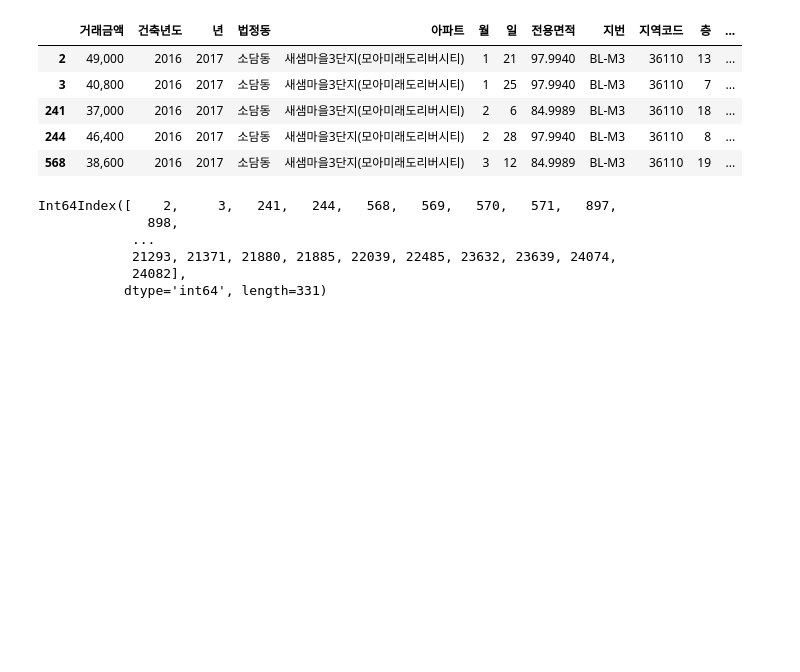
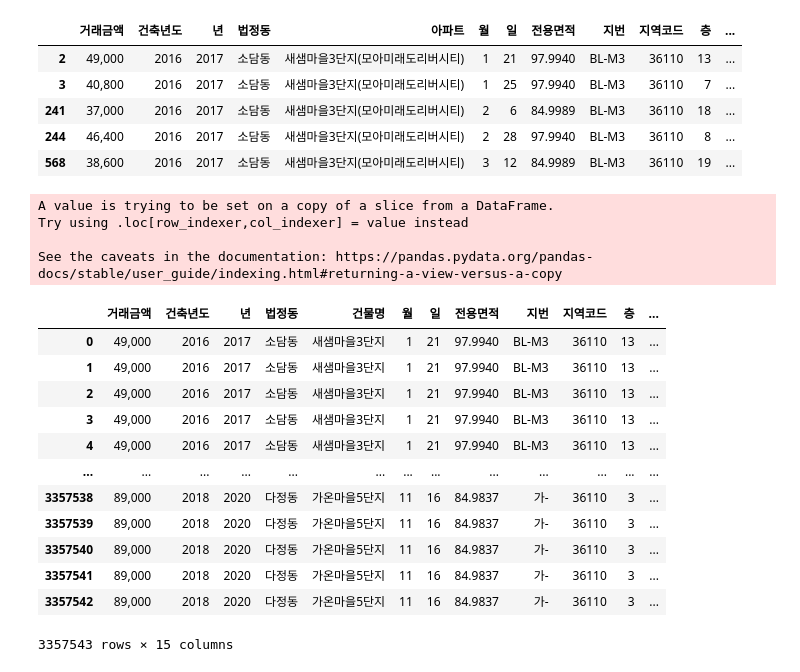
Before and after one commit to metterian/sejong-house-market-analyse, a Jupyter notebook: data_foundation.ipynb, the cells around one changed output. Saved outputs shown, nothing was run; the diff lists cells and outputs as text; code cells hidden in the pictures; blank space fills up the shorter version.

Commit message:
add: inner merge 매매 data with 전유부

```diff
--- a/data_foundation.ipynb
+++ b/data_foundation.ipynb
@@ -213,12 +213,30 @@ bj_alpha.head()
 | 241 | 37,000 | 2016 | 2017 | 소담동 | 새샘마을3단지(모아미래도리버시티) | 2 | 6 | 84.9989 | BL-M3 | 36110 | 18 | ... |
 | 244 | 46,400 | 2016 | 2017 | 소담동 | 새샘마을3단지(모아미래도리버시티) | 2 | 28 | 97.9940 | BL-M3 | 36110 | 8 | ... |
 | 568 | 38,600 | 2016 | 2017 | 소담동 | 새샘마을3단지(모아미래도리버시티) | 3 | 12 | 84.9989 | BL-M3 | 36110 | 19 | ... |
-# %%
-bj_alpha.index
-# %% [output]
-Int64Index([    2,     3,   241,   244,   568,   569,   570,   571,   897,
-              898,
-            ...
-            21293, 21371, 21880, 21885, 22039, 22485, 23632, 23639, 24074,
-            24082],
-           dtype='int64', length=331)
+# %%
+# 괄호() 제거
+bj_alpha['아파트'] = bj_alpha['아파트'].str.findall('.+(?=\()').str.join("")
+
+bj_alpha = bj_alpha.drop(columns=['번','지'])
+bj_alpha = bj_alpha.rename(columns={'아파트': '건물명'})
+# %% [output]
+A value is trying to be set on a copy of a slice from a DataFrame.
+Try using .loc[row_indexer,col_indexer] = value instead
+
+See the caveats in the documentation: https://pandas.pydata.org/pandas-docs/stable/user_guide/indexing.html#returning-a-view-versus-a-copy
+# %%
+pd.merge(bj_alpha, b_unit[['건물명', '번','지']], how='inner', on='건물명' )
+# %% [output]
+|  | 거래금액 | 건축년도 | 년 | 법정동 | 건물명 | 월 | 일 | 전용면적 | 지번 | 지역코드 | 층 | ... |
+| 0 | 49,000 | 2016 | 2017 | 소담동 | 새샘마을3단지 | 1 | 21 | 97.9940 | BL-M3 | 36110 | 13 | ... |
+| 1 | 49,000 | 2016 | 2017 | 소담동 | 새샘마을3단지 | 1 | 21 | 97.9940 | BL-M3 | 36110 | 13 | ... |
+| 2 | 49,000 | 2016 | 2017 | 소담동 | 새샘마을3단지 | 1 | 21 | 97.9940 | BL-M3 | 36110 | 13 | ... |
+| 3 | 49,000 | 2016 | 2017 | 소담동 | 새샘마을3단지 | 1 | 21 | 97.9940 | BL-M3 | 36110 | 13 | ... |
+| 4 | 49,000 | 2016 | 2017 | 소담동 | 새샘마을3단지 | 1 | 21 | 97.9940 | BL-M3 | 36110 | 13 | ... |
+| ... | ... | ... | ... | ... | ... | ... | ... | ... | ... | ... | ... | ... |
+| 3357538 | 89,000 | 2018 | 2020 | 다정동 | 가온마을5단지 | 11 | 16 | 84.9837 | 가- | 36110 | 3 | ... |
+| 3357539 | 89,000 | 2018 | 2020 | 다정동 | 가온마을5단지 | 11 | 16 | 84.9837 | 가- | 36110 | 3 | ... |
+| 3357540 | 89,000 | 2018 | 2020 | 다정동 | 가온마을5단지 | 11 | 16 | 84.9837 | 가- | 36110 | 3 | ... |
+| 3357541 | 89,000 | 2018 | 2020 | 다정동 | 가온마을5단지 | 11 | 16 | 84.9837 | 가- | 36110 | 3 | ... |
+| 3357542 | 89,000 | 2018 | 2020 | 다정동 | 가온마을5단지 | 11 | 16 | 84.9837 | 가- | 36110 | 3 | ... |
+3357543 rows × 15 columns
```
